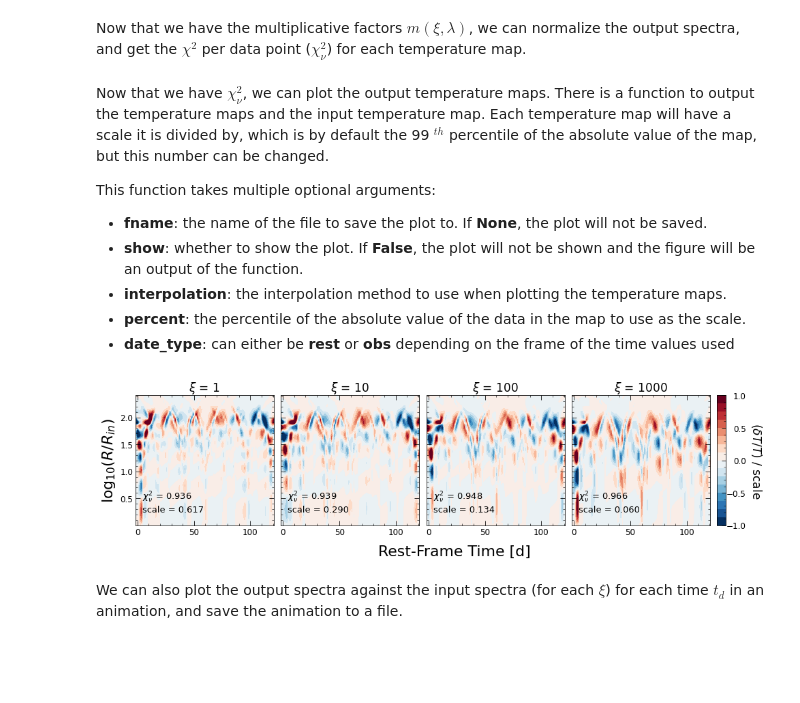
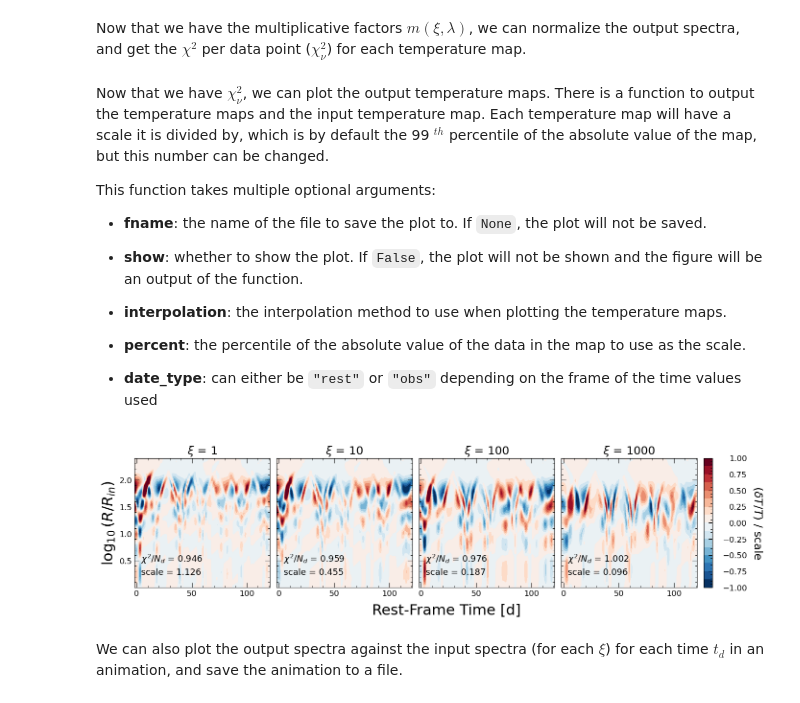
Before and after one commit to Zstone19/TempMap, a Jupyter notebook: Examples/RealData_Tutorial.ipynb, the cells around one changed output. Saved outputs shown, nothing was run; the diff lists cells and outputs as text; code cells hidden in the pictures; blank space fills up the shorter version.

```diff
--- a/Examples/RealData_Tutorial.ipynb
+++ b/Examples/RealData_Tutorial.ipynb
@@ -172,13 +182,14 @@ There are functions to form the smoothing matrices, but only if we are working i
 # %%
-WTW = W_matrix.transpose().dot( W_matrix )
+res = gram_matrix_mkl( W_matrix )
+WTW = res.transpose() + res - diags(res.diagonal(), format='csr')
+
 size = WTW.shape[0]
-
 I, Dk, Dl = alg.make_smoothing_matrices(Nu, N_tp, size)
 # %% [markdown]
 We can now construct the right hand side of the equation: $W_\sigma^T \delta F_\sigma$
 # %%
 RHS = W_matrix.transpose() @ (processed_input_spec/err_dat_flat)
-RHS = csc_matrix(RHS).transpose()
+RHS = csr_matrix(RHS).transpose()
 # %% [markdown]
 Next, we use the inversion formula specified in the paper:
 $\delta T = [W_\sigma^T W_\sigma + \xi(I + D_k + D_l)] W_\sigma^T \delta F_\sigma$
@@ -188,17 +220,11 @@ I've also made a function that parallelizes the inversion with numba - this isn'
 # %%
-@njit(parallel=True)
-def fast_res(A, b):
-    return np.linalg.inv(A) @ b
-
 xi_vals = [1,10,100,1000]
 
 inv_outputs = []
-for xi in tqdm(xi_vals):
-    A = csc_matrix( WTW + xi*(I + Dk + Dl) )
+for xi in xi_vals:
+    A = csr_matrix( WTW + xi*(I + Dk + Dl) )
 
-    res = fast_res(A.todense(), RHS.todense())
-    res = np.array(res).T[0]
-
+    res = pypardiso.spsolve(A, RHS)
     inv_outputs.append( res )
 # %% [markdown]
 ## Constructing and plotting the output
@@ -308,18 +334,22 @@ chi2_tot = np.mean(chi2_tot, axis=1)
 Now that we have $\chi^2_\nu$, we can plot the output temperature maps. There is a function to output the temperature maps and the input temperature map. Each temperature map will have a scale it is divided by, which is by default the 99 $^{th}$ percentile of the absolute value of the map, but this number can be changed.
 
 This function takes multiple optional arguments:
-- **fname**: the name of the file to save the plot to. If **None**, the plot will not be saved.
-- **show**: whether to show the plot. If **False**, the plot will not be shown and the figure will be an output of the function.
+- **fname**: the name of the file to save the plot to. If ``None``, the plot will not be saved.
+
+- **show**: whether to show the plot. If ``False``, the plot will not be shown and the figure will be an output of the function.
+
 - **interpolation**: the interpolation method to use when plotting the temperature maps.
+
 - **percent**: the percentile of the absolute value of the data in the map to use as the scale.
-- **date_type**: can either be **rest** or **obs** depending on the frame of the time values used
+
+- **date_type**: can either be ``"rest"`` or ``"obs"`` depending on the frame of the time values used
 # %%
 tpplot.plot_profs_out(dToT_outputs_reshape, tp_vals,
                               yvals, xi_vals, chi2_tot,
-                              fname=None, show=True, cmap_num=16, interval=50,
+                              fname=None, show=True, cmap_num=16,
                               interpolation='gaussian', date_type='rest')
 # %% [output]
-[figure, old version]
+[figure, new version]
 # %% [markdown]
 We can also plot the output spectra against the input spectra (for each $\xi$) for each time $t_d$ in an animation, and save the animation to a file.
 # %%
```
Also changed, not shown: parts of 8 cells of this notebook.
